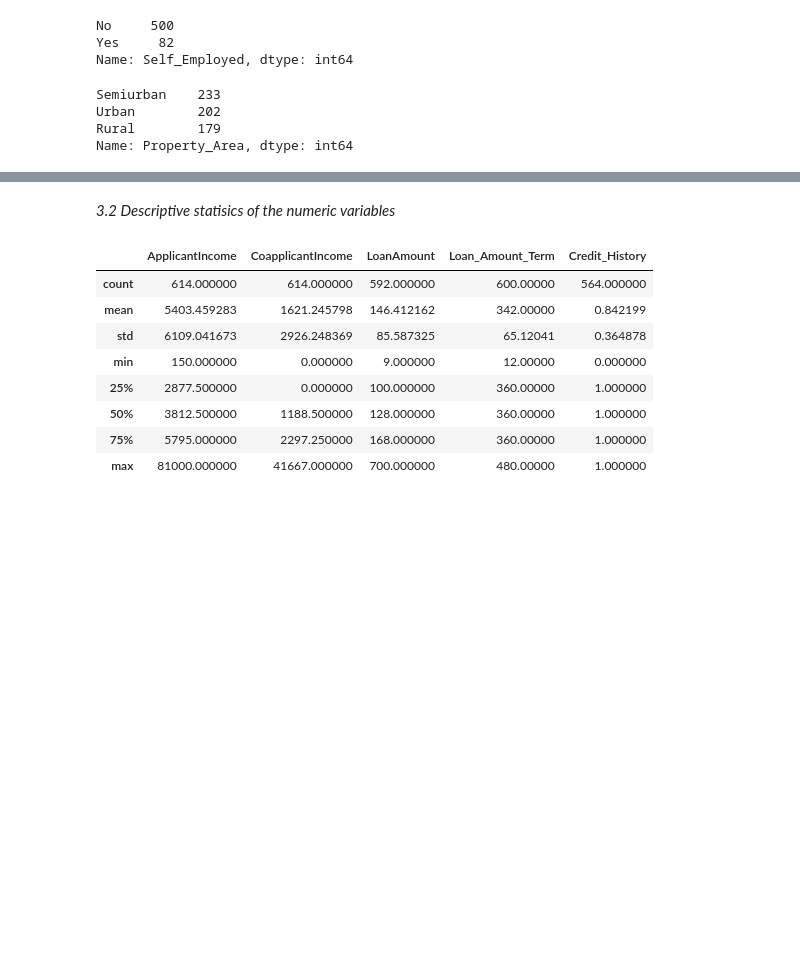
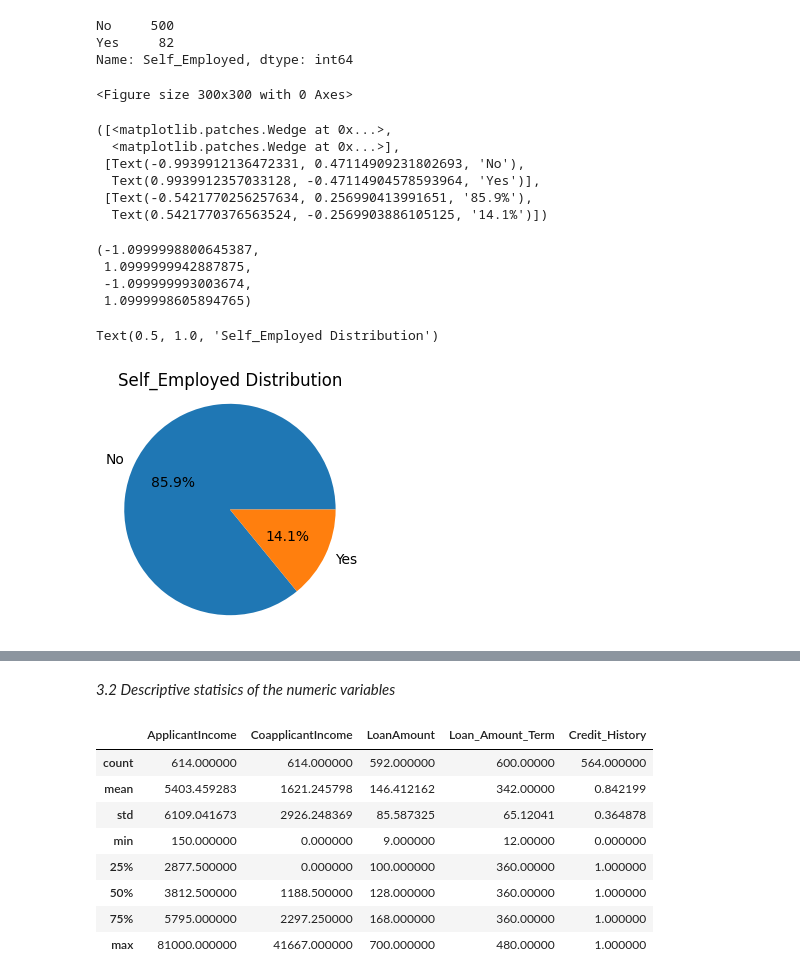
Before and after one commit to a-singh03/BDDA, a Jupyter notebook: BDDA_Project_Group1_Pipeline_&_RFC.ipynb, the cells around one changed output, grey strips where cells are left out. Cells and saved outputs as stored; diff of their text form; code cells hidden in the pictures; blank space fills up the shorter version.

```diff
--- a/BDDA_Project_Group1_Pipeline_&_RFC.ipynb
+++ b/BDDA_Project_Group1_Pipeline_&_RFC.ipynb
@@ -148,10 +179,25 @@ df['Self_Employed'].value_counts()
 No     500
 Yes     82
 Name: Self_Employed, dtype: int64
+# %%
+plt.figure(figsize=(3, 3))
+plt.pie(df['Self_Employed'].value_counts(), labels=df['Self_Employed'].value_counts().index, autopct='%1.1f%%')
+plt.axis('equal')  # Equal aspect ratio ensures that pie is drawn as a circle.
+plt.title("Self_Employed Distribution")
+plt.show()
+# %% [output]
+<Figure size 300x300 with 0 Axes>
+([<matplotlib.patches.Wedge at 0x...>,
+  <matplotlib.patches.Wedge at 0x...>],
+ [Text(-0.9939912136472331, 0.47114909231802693, 'No'),
+  Text(0.9939912357033128, -0.47114904578593964, 'Yes')],
+ [Text(-0.5421770256257634, 0.256990413991651, '85.9%'),
+  Text(0.5421770376563524, -0.2569903886105125, '14.1%')])
+(-1.0999998800645387,
+ 1.0999999942887875,
+ -1.099999993003674,
+ 1.0999998605894765)
+Text(0.5, 1.0, 'Self_Employed Distribution')
+[figure, added]
 # %%
-df['Property_Area'].value_counts()
+va = df['Property_Area'].value_counts()
-# %% [output]
-Semiurban    233
-Urban        202
-Rural        179
-Name: Property_Area, dtype: int64
```
Also changed, not shown: parts of 12 cells of this notebook.
